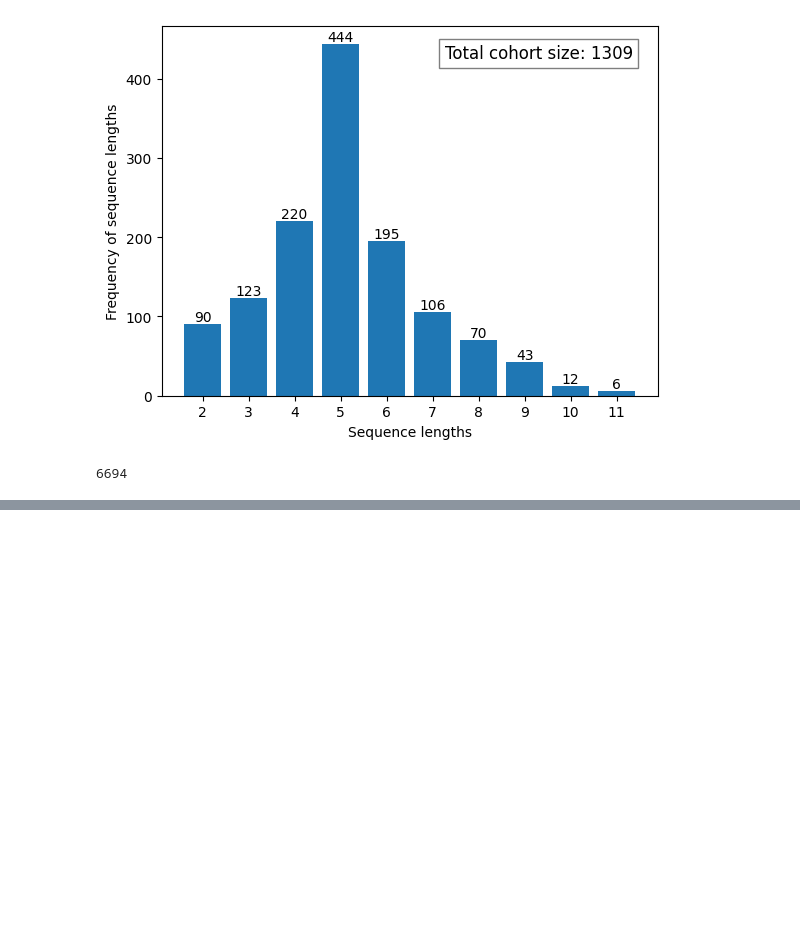
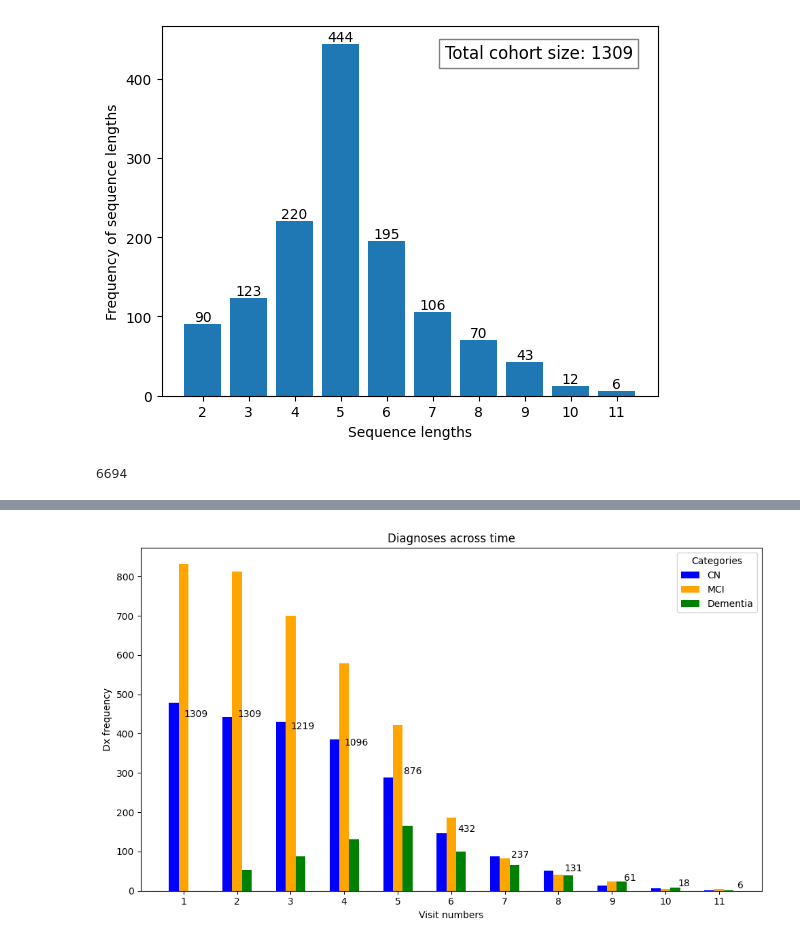
Before and after one commit to aviadsusman/lei, a Jupyter notebook: longitudinal_tadpole_v2/data_prep/pipeline.ipynb, the cells around one changed output, grey strips where cells are left out. Saved outputs shown, nothing was run; the diff lists cells and outputs as text; code cells hidden in the pictures; blank space fills up the shorter version.

```diff
--- a/longitudinal_tadpole_v2/data_prep/pipeline.ipynb
+++ b/longitudinal_tadpole_v2/data_prep/pipeline.ipynb
@@ -428,4 +428,4 @@ def core(row):
             return False
     else:
         return False
-total_cohort_final[total_cohort_final.apply(core, axis=1)]
+core_cohort_frame = total_cohort_final[total_cohort_final.apply(core, axis=1)]
@@ -446,0 +432,9 @@ total_cohort_final[total_cohort_final.apply(core, axis=1)]
+# %%
+dx_seqs = core_cohort_frame.sort_values([('vis_info', 'RID'), ('vis_info', 'VISCODE')]).groupby(('vis_info', 'RID')).agg(list)['other','DX']
+# %%
+longest_seq_length = max([len(seq) for seq in dx_seqs.values])
+dx_at_t = []
+for t in range(longest_seq_length):
+    dx_at_t.append(np.unique([seq[t] for seq in dx_seqs.values if len(seq)>t] , return_counts=True)[1])
+dx_at_t[0] = np.concatenate([dx_at_t[0], np.array([0])])
+dx_at_t
@@ -447,3 +453,52 @@ total_cohort_final[total_cohort_final.apply(core, axis=1)]
+# %%
+import matplotlib.pyplot as plt
+import numpy as np
+
+# Labels for the bars
+categories = ["CN", "MCI", "Dementia"]
+colors = ["blue", "orange", "green"]
+
+# Number of triplets
+num_triplets = len(dx_at_t)
+
+# X positions for each bar in the triplets
+bar_width = 0.2  # Width of each bar
+group_spacing = 0.5  # Space between triplets
+x_positions = np.arange(num_triplets) * (3 * bar_width + group_spacing)
+
+# Plotting the histograms
+plt.figure(figsize=(10, 6))
+for i, category in enumerate(categories):
+    # Compute x positions for bars of this category
+    category_positions = x_positions + i * bar_width
+    heights = [sublist[i] for sublist in dx_at_t]
+
+    # Plot bars for this category
+    plt.bar(category_positions, heights, bar_width, label=category, color=colors[i])
+
+for triplet_idx, triplet in enumerate(dx_at_t):
+    total_sum = sum(triplet)
+    # Compute the x position for the sum text (right of the last bar in the triplet)
+    sum_position = x_positions[triplet_idx] + 3 * bar_width + 0.1
+    # Annotate the sum value on the plot
+    plt.text(sum_position, np.mean(triplet), f"{total_sum}",
+             ha="right", va="bottom", fontsize=10, color="black")
+
+
+# Adding legend
+plt.legend(title="Categories")
+
+# Customizing axes
+plt.xticks(x_positions + bar_width, [f"{i+1}" for i in range(num_triplets)])
+plt.xlabel("Visit numbers")
+plt.ylabel("Dx frequency")
+plt.title("Diagnoses across time")
+
+# Display the plot
+plt.tight_layout()
+plt.show()
+# %% [output]
+[figure, added]
 # %%
 file_name = f'core_{longest_valid_gap}.pkl'
 file_path = os.path.join(dir_path, file_name)
```
Also changed, not shown: parts of 3 cells of this notebook, 8 other files.
